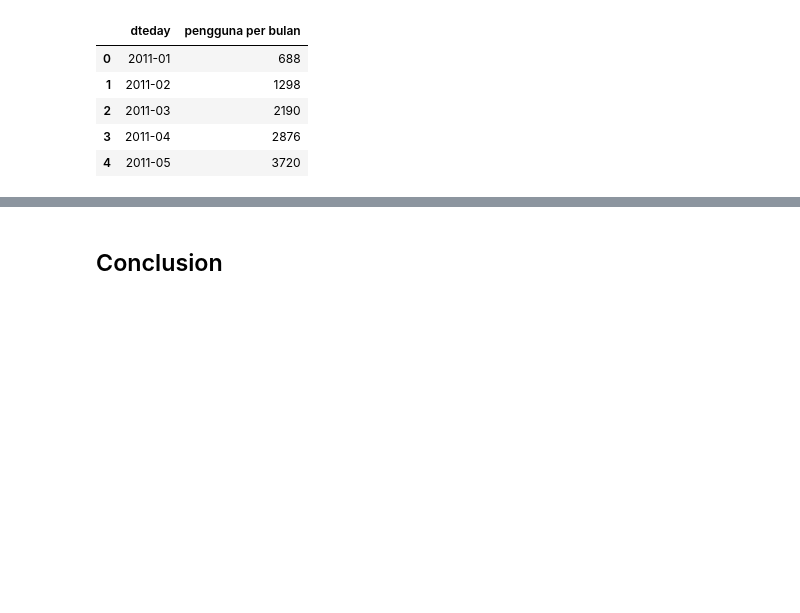
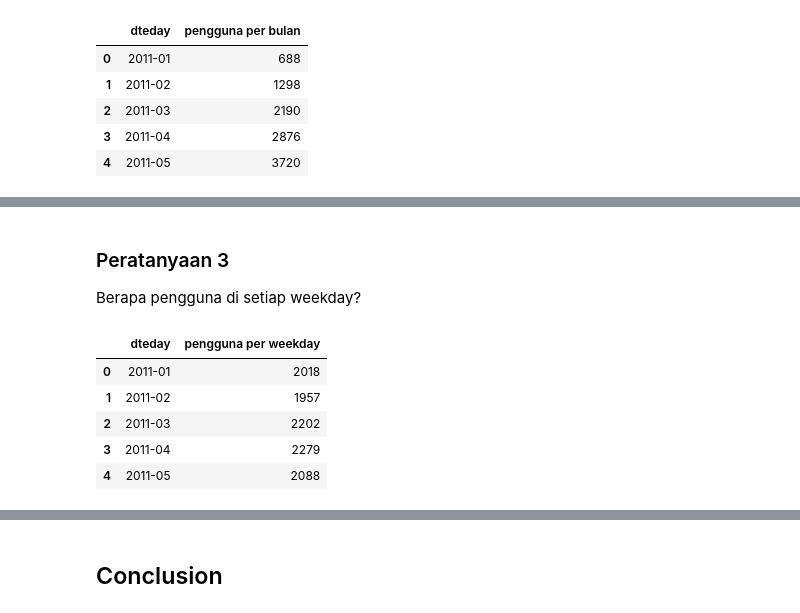
Before and after one commit to ilhamarifinsamsul/final-project-analisis-data, a Jupyter notebook: notebook.ipynb, the cells around one changed output, grey strips where cells are left out. Cells and saved outputs as stored; diff of their text form; code cells hidden in the pictures; blank space fills up the shorter version.

```diff
--- a/notebook.ipynb
+++ b/notebook.ipynb
@@ -497 +529,21 @@ bymnth_df.head()
+# %% [markdown]
+### Peratanyaan 3
+Berapa pengguna di setiap weekday?
+# %%
+byweekday_df = all_df.resample(rule='M', on='dteday').agg({
+    "weekday_x": "sum"
+})
+byweekday_df.index = byweekday_df.index.strftime('%Y-%m') #mengubah format order date menjadi Tahun-Bulan
+byweekday_df = byweekday_df.reset_index()
+byweekday_df.rename(columns={
+    "weekday_x": "pengguna per weekday"
+}, inplace=True)
+byweekday_df.head()
+# %% [output]
+|  | dteday | pengguna per weekday |
+| 0 | 2011-01 | 2018 |
+| 1 | 2011-02 | 1957 |
+| 2 | 2011-03 | 2202 |
+| 3 | 2011-04 | 2279 |
+| 4 | 2011-05 | 2088 |
 # %%
```
Also changed, not shown: parts of 3 cells of this notebook, 2 other files.
